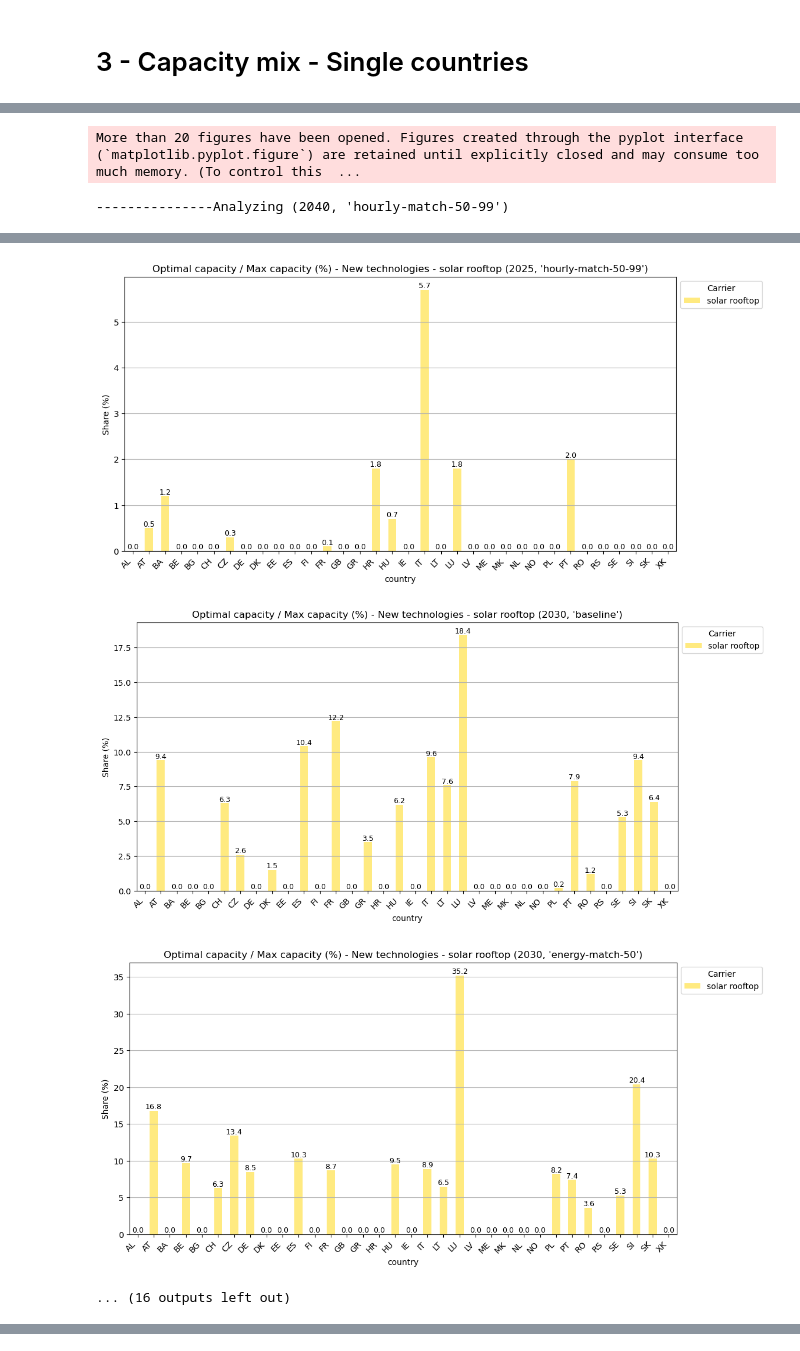
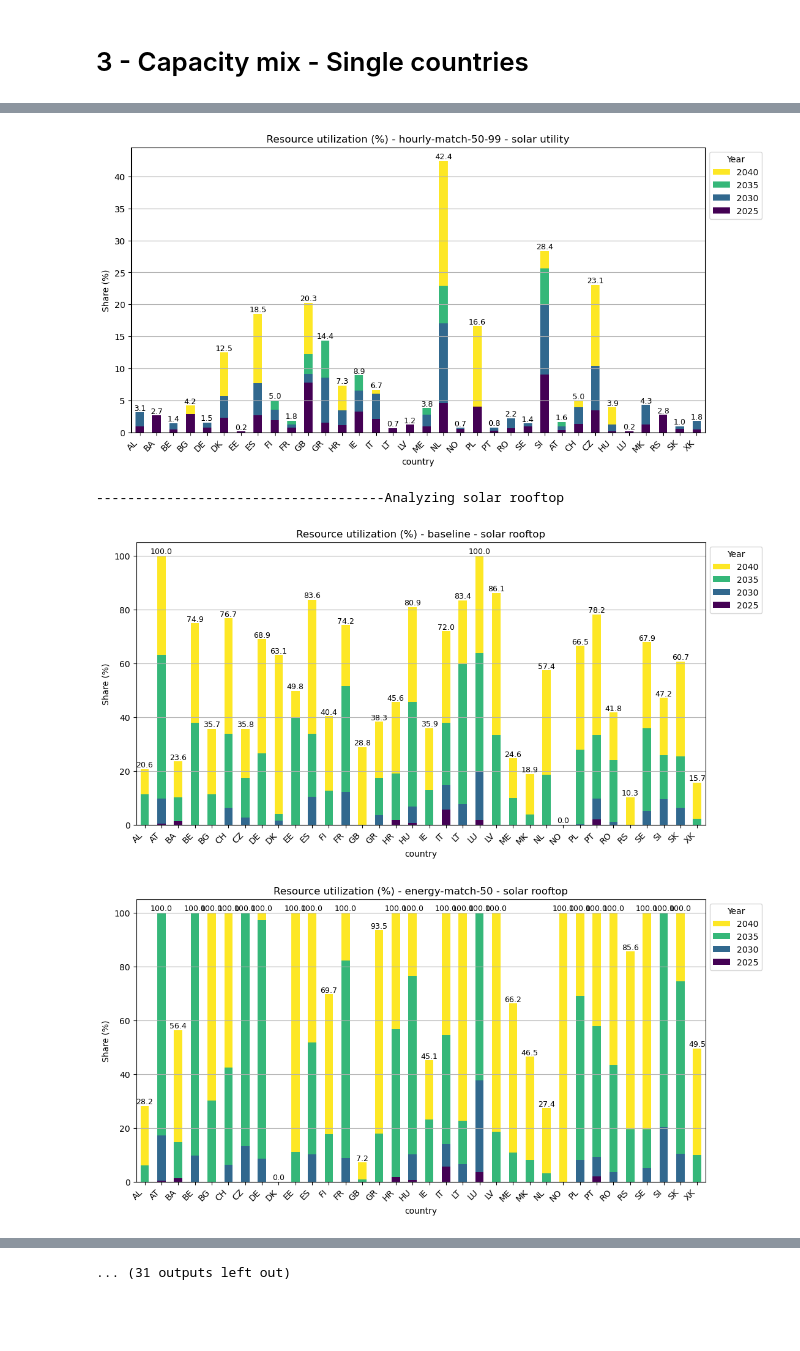
Before and after one commit to open-energy-transition/google-go, a Jupyter notebook: notebooks/cap_vs_max_cap.ipynb, the cells around one changed output, grey strips where cells are left out. Drawn from its saved outputs; the diff is of its cells as text; code cells hidden in the pictures; blank space fills up the shorter version.

Commit message:
plots/update cap vs cap_max code

```diff
--- a/notebooks/cap_vs_max_cap.ipynb
+++ b/notebooks/cap_vs_max_cap.ipynb
@@ -356,7 +384,7 @@ df.loc[:, idx[years, "hourly-match-50-99", capacities]]
 ### Debug: Check p_nom_max evolution and brownfield assets
 # %%
 # Check offwind-ac specifically for baseline scenario
-carrier_focus = "offwind-ac"
+carrier_focus = "onwind"
 scenario_focus = "baseline"
 
 print(f"Analyzing {carrier_focus} in {scenario_focus} scenario\n")
@@ -366,7 +394,9 @@ for year in years:
     n = df_networks.loc[(year, scenario_focus), "network"]
 
     # Get all offwind-ac generators
-    offwind = n.generators[n.generators.carrier == carrier_focus]
+    offwind = n.generators[(n.generators.carrier == carrier_focus)
+                           & (n.generators.bus.str.contains("NL"))
+                           ]
 
     # Separate by extendability
     extendable = offwind[offwind.p_nom_extendable]
@@ -402,12 +432,15 @@ for i, year in enumerate(years[1:], 1):
 
     # Get p_nom_opt from previous year (extendable only)
     prev_ext = n_prev.generators[(n_prev.generators.carrier == carrier_focus) &
-                                  (n_prev.generators.p_nom_extendable)]
+                                  (n_prev.generators.p_nom_extendable)
+                                  & (n.generators.bus.str.contains("NL"))]
     prev_installed = prev_ext.p_nom_opt.sum()/1e3
 
     # Get p_nom_max current year
     curr_ext = n_curr.generators[(n_curr.generators.carrier == carrier_focus) &
-                                  (n_curr.generators.p_nom_extendable)]
+                                  (n_curr.generators.p_nom_extendable)
+                                  & (n.generators.bus.str.contains("NL"))
+                                  ]
     curr_max = curr_ext.p_nom_max.sum()/1e3
 
     # Get p_nom_max previous year
@@ -426,9 +459,11 @@ for i, year in enumerate(years[1:], 1):
 
     # Check if there are decommissioned assets
     n_prev_fixed = n_prev.generators[(n_prev.generators.carrier == carrier_focus) &
-                                      (~n_prev.generators.p_nom_extendable)]
+                                      (~n_prev.generators.p_nom_extendable)
+                                      & (n_prev.generators.bus.str.contains("NL"))]
     n_curr_fixed = n_curr.generators[(n_curr.generators.carrier == carrier_focus) &
-                                      (~n_curr.generators.p_nom_extendable)]
+                                      (~n_curr.generators.p_nom_extendable)
+                                      & (n_curr.generators.bus.str.contains("NL"))]
 
     if len(n_prev_fixed) != len(n_curr_fixed):
         decommissioned = len(n_prev_fixed) - len(n_curr_fixed)
@@ -466,13 +514,10 @@ vres_carriers = [
 df, colors = get_cap_all(df_networks["network"], carriers=vres_carriers, groupby_list=["carrier","country"])
 df = df.drop("p_nom", axis=1, level=2)
 #display(df)
-years = df.columns.get_level_values('year').unique()
-scenarios = df.columns.get_level_values('scenario').unique()
-capacities = df.columns.get_level_values('capacity').unique()
 
 # Use pd.IndexSlice for MultiIndex column selection
 idx = pd.IndexSlice
-df_plot = df.loc[:, idx[years, scenarios, "share over max"]]
+df_plot = df.loc[:, idx[:, :, "share over max - total"]]
 df_plot = df_plot.droplevel('capacity', axis=1)
 df_plot = df_plot*100
 vres_plot = [
@@ -485,16 +530,26 @@ vres_plot = [
         "offwind-dc",
         "offwind-float",
     ]
-vres_plot = ["solar rooftop"]
+
 for carrier in vres_plot:
     print(f"-------------------------------------Analyzing {carrier}")
     if carrier not in df_plot.index:
         print(f"Warning: {carrier} not in df_plot index and will be skipped.")
         continue
-    for scen in df_plot.columns:
-        print(f"---------------Analyzing {scen}")
-        df = df_plot[scen].unstack("country").loc[carrier,:].to_frame().T
-        ax = plot_bar(df, colors[carrier], ylabel="Share (%)", title=f"Optimal capacity / Max capacity (%) - New technologies - {carrier} {scen}", vert_lines=False)
+
+    for scen in df_plot.columns.get_level_values('scenario').unique():
+        # Get data for baseline scenario across all years
+        df_baseline = df_plot.loc[carrier, idx[:, scen]].droplevel('scenario',axis=1).T
+
+        # Create color dictionary for years (one color per year, same across all countries)
+        years_list = df_baseline.index.tolist()  # Years are in the index (rows)
+        year_colors = {year: plt.cm.viridis(i/(len(years_list)-1)) for i, year in enumerate(years_list)}
+
+        # Plot with years stacked
+        ax = plot_bar(df_baseline, year_colors, ylabel="Share (%)",
+                    title=f"Resource utilization (%) - {scen} - {carrier}",
+                    vert_lines=False)
+        plt.show()
 # %% [output]
 A value is trying to be set on a copy of a slice from a DataFrame.
 Try using .loc[row_indexer,col_indexer] = value instead
@@ -533,2 +571,0 @@ See the caveats in the documentation: https://pandas.pydata.org/pandas-docs/stab
-More than 20 figures have been opened. Figures created through the pyplot interface (`matplotlib.pyplot.figure`) are retained until explicitly closed and may consume too much memory. (To control this  ...
----------------Analyzing (2040, 'hourly-match-50-99')
@@ -540,4 +577,4 @@ More than 20 figures have been opened. Figures created through the pyplot interf
-[figure, old version]
+[figure, new version]
+-------------------------------------Analyzing solar rooftop
-[figure, old version]
+[figure, new version]
-[figure, old version]
+[figure, new version]
-... (16 outputs left out)
@@ -543,0 +582 @@ More than 20 figures have been opened. Figures created through the pyplot interf
+... (31 outputs left out)
```
Also changed, not shown: parts of 6 cells of this notebook.
